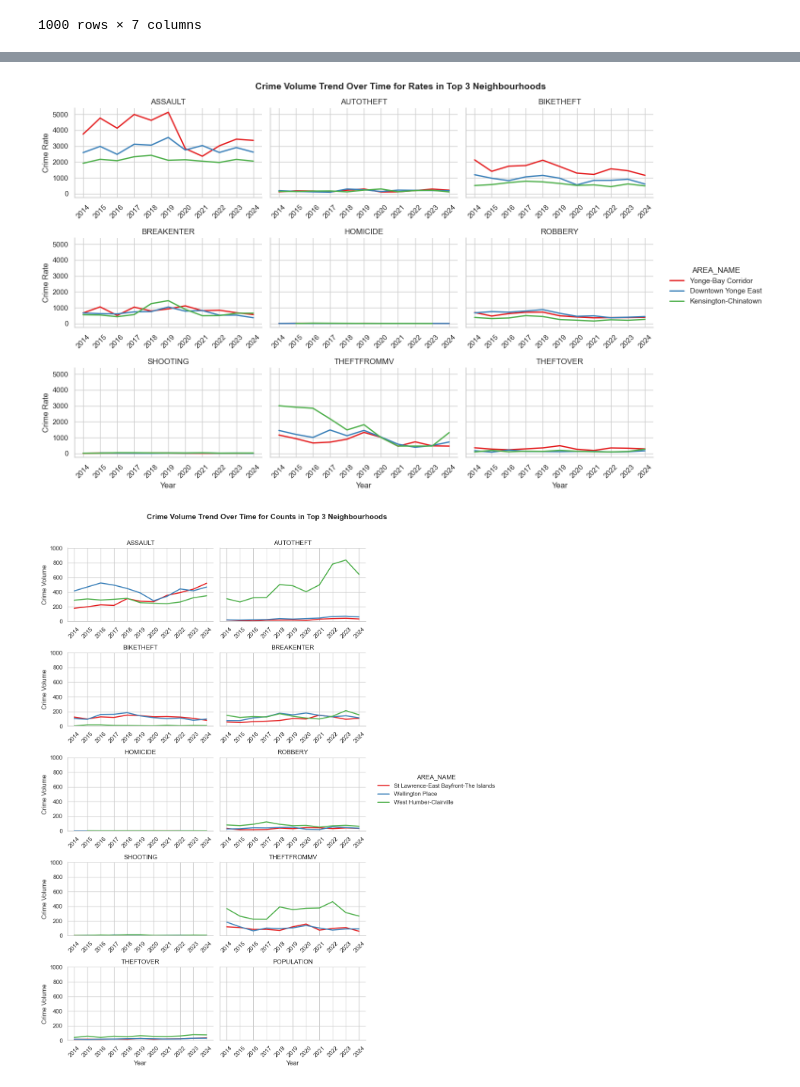
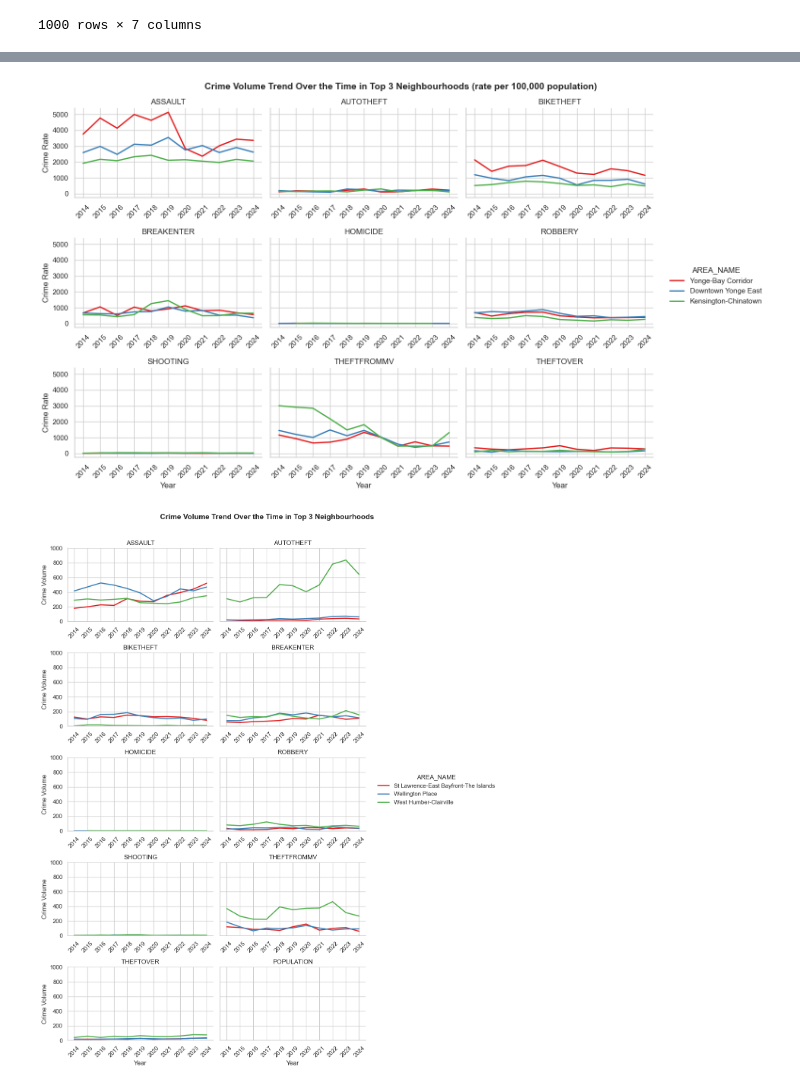
Before and after one commit to syn-namon/visualization, a Jupyter notebook: 02_activities/assignments/assignment_3_code.ipynb, the cells around one changed output, grey strips where cells are left out. Cells and saved outputs as stored; diff of their text form; code cells hidden in the pictures.

```diff
--- a/02_activities/assignments/assignment_3_code.ipynb
+++ b/02_activities/assignments/assignment_3_code.ipynb
@@ -216,27 +213,27 @@ plt.show()
 # %%
 #plotting crime volume over time for rates df
 sns.set_theme(style='whitegrid')
 top_3_hoods_rate = (df_rate_top10.groupby('AREA_NAME')['Value'].sum().nlargest(3).index)
 df_rate_top3 = df_rate_top10[df_rate_top10['AREA_NAME'].isin(top_3_hoods_rate)].copy()
 df_rate_top3['Year'] = df_rate_top3['Year'].astype(str)
 
-#one subplot per crime type
+#creating one subplot per crime type
 g = sns.relplot(
     data=df_rate_top3,
     x='Year', y='Value',
     col='Crime Type', hue='AREA_NAME',
     kind='line', col_wrap=3,
     height=3, aspect=1.5,
     linewidth=2, palette='Set1'
 )
 for ax in g.axes.flatten(): ax.tick_params(axis='x', rotation=45, labelbottom=True)
 
 g.set_titles('{col_name}')
 g.set_axis_labels('Year', 'Crime Rate')
-g.fig.suptitle('Crime Volume Trend Over Time for Rates in Top 3 Neighbourhoods', fontsize=14, weight='bold')
+g.fig.suptitle('Crime Volume Trend Over the Time in Top 3 Neighbourhoods (rate per 100,000 population)', fontsize=14, weight='bold')
 g.tight_layout()
 plt.subplots_adjust(top=0.92)
-plt.savefig("Crime Volume Trend Over Time for Rates in Top 3 Neighbourhoods.png", dpi=300, bbox_inches='tight')
+plt.savefig("Crime Volume Trend Over the Time in Top 3 Neighbourhoods (rate per 100,000 population).png", dpi=300, bbox_inches='tight')
 plt.show()
 # %% [output]
-[figure, old version]
+[figure, new version]
@@ -247,7 +247,7 @@ top_3_hoods_count = (df_count_top10.groupby('AREA_NAME')['Value'].sum().nlargest
 df_count_top3 = df_count_top10[df_count_top10['AREA_NAME'].isin(top_3_hoods_count)].copy()
 df_count_top3['Year'] = df_count_top3['Year'].astype(str)
 
-#one subplot per crime type
+# creating one subplot per crime type
 g = sns.relplot(
     data=df_count_top3,
     x='Year', y='Value',
@@ -258,15 +258,17 @@ g = sns.relplot(
 )
 
 for ax in g.axes.flatten(): ax.tick_params(axis='x', rotation=45, labelbottom=True)
+
+# changing scale for better visuel
 g.set(ylim=(0, 1000))
 
 
 g.set_titles('{col_name}')
 g.set_axis_labels('Year', 'Crime Volume')
-g.fig.suptitle('Crime Volume Trend Over Time for Counts in Top 3 Neighbourhoods', fontsize=14, weight='bold')
+g.fig.suptitle('Crime Volume Trend Over the Time in Top 3 Neighbourhoods', fontsize=14, weight='bold')
 g.tight_layout()
 plt.subplots_adjust(top=0.92)
-plt.savefig("Crime Volume Trend Over Time for Counts in Top 3 Neighbourhoods.png", dpi=300, bbox_inches='tight')
+plt.savefig("Crime Volume Trend Over the Time in Top 3 Neighbourhoods.png", dpi=300, bbox_inches='tight')
 plt.show()
 # %% [output]
-[figure, old version]
+[figure, new version]
```
Also changed, not shown: parts of 13 cells of this notebook, 16 other files.
